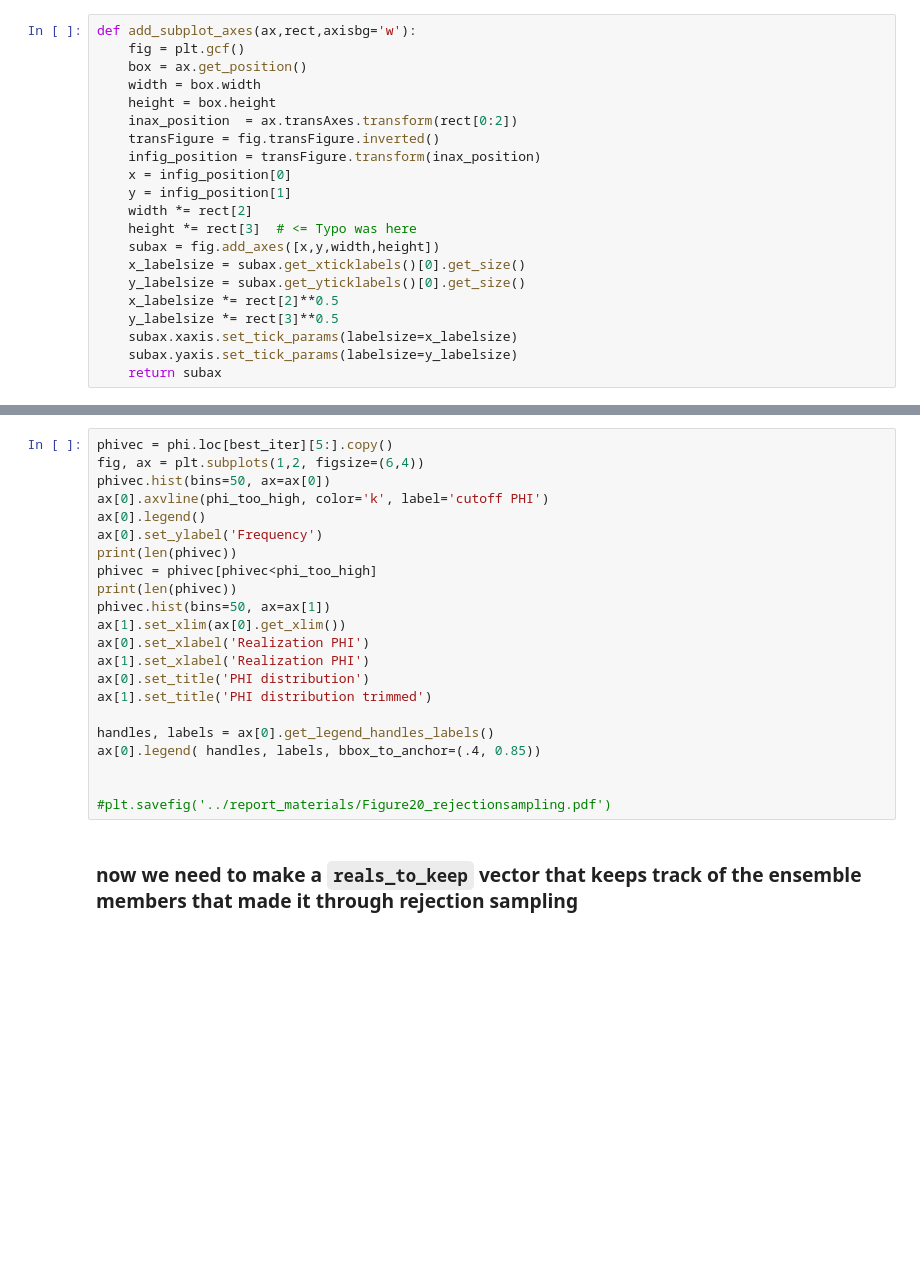
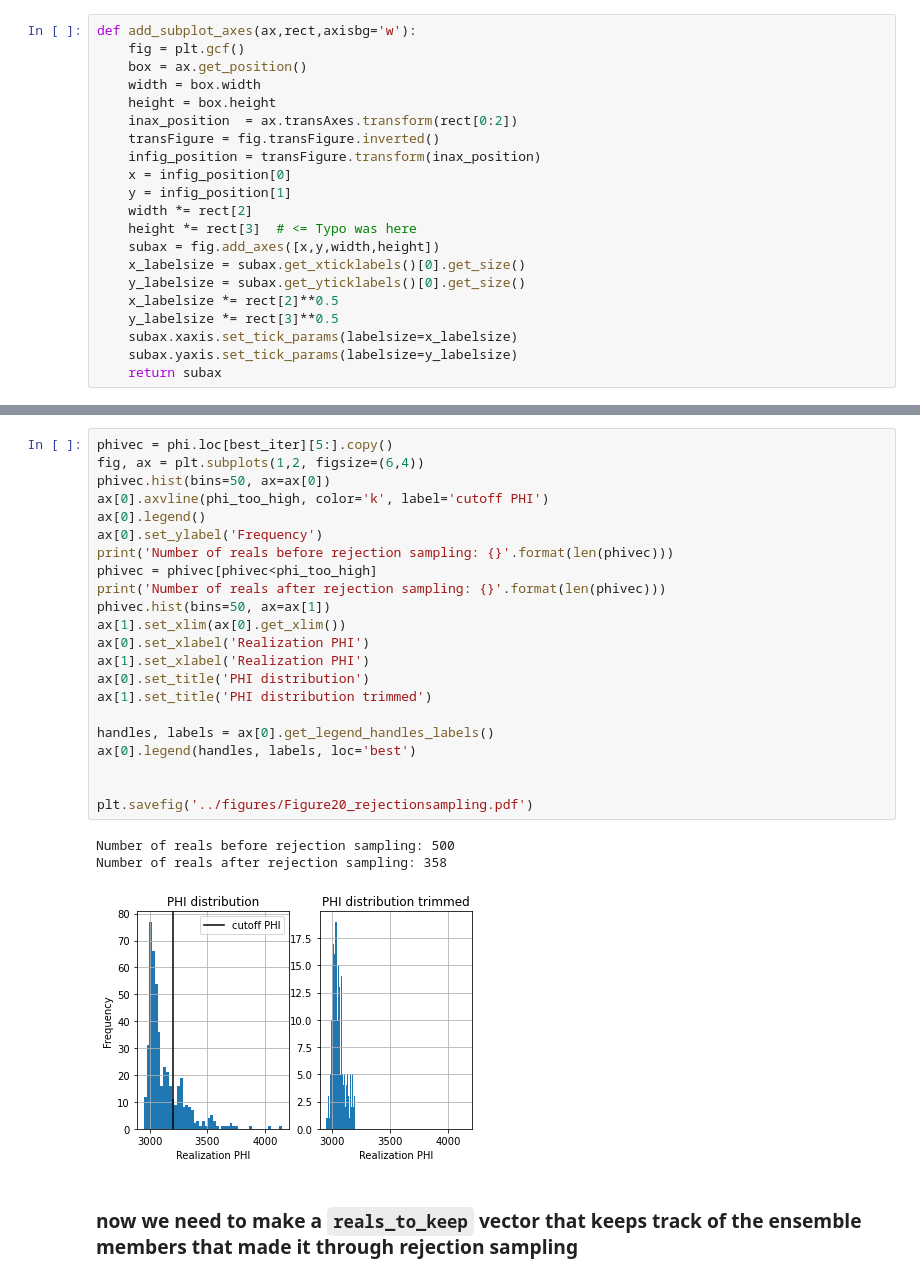
Before and after one commit to DOI-USGS/neversink_workflow, a Jupyter notebook: notebooks_workflow/3.2_postproc_iES-LT_noise.ipynb, the cells around one changed output, grey strips where cells are left out. Drawn from its saved outputs; the diff is of its cells as text; blank space fills up the shorter version.

```diff
--- a/notebooks_workflow/3.2_postproc_iES-LT_noise.ipynb
+++ b/notebooks_workflow/3.2_postproc_iES-LT_noise.ipynb
@@ -157,25 +191,29 @@ plt.savefig('../figures/phi_and_rejection.pdf')
 # %%
 phivec = phi.loc[best_iter][5:].copy()
 fig, ax = plt.subplots(1,2, figsize=(6,4))
 phivec.hist(bins=50, ax=ax[0])
 ax[0].axvline(phi_too_high, color='k', label='cutoff PHI')
 ax[0].legend()
 ax[0].set_ylabel('Frequency')
-print(len(phivec))
+print('Number of reals before rejection sampling: {}'.format(len(phivec)))
 phivec = phivec[phivec<phi_too_high]
-print(len(phivec))
+print('Number of reals after rejection sampling: {}'.format(len(phivec)))
 phivec.hist(bins=50, ax=ax[1])
 ax[1].set_xlim(ax[0].get_xlim())
 ax[0].set_xlabel('Realization PHI')
 ax[1].set_xlabel('Realization PHI')
 ax[0].set_title('PHI distribution')
 ax[1].set_title('PHI distribution trimmed')
 
 handles, labels = ax[0].get_legend_handles_labels()
-ax[0].legend( handles, labels, bbox_to_anchor=(.4, 0.85))
+ax[0].legend(handles, labels, loc='best')
 
 
-#plt.savefig('../report_materials/Figure20_rejectionsampling.pdf')
+plt.savefig('../figures/Figure20_rejectionsampling.pdf')
+# %% [output]
+Number of reals before rejection sampling: 500
+Number of reals after rejection sampling: 358
+[figure, added]
 # %% [markdown]
 ### now we need to make a `reals_to_keep` vector that keeps track of the ensemble members that made it through rejection sampling
 # %%
```
Also changed, not shown: parts of 13 cells of this notebook.
